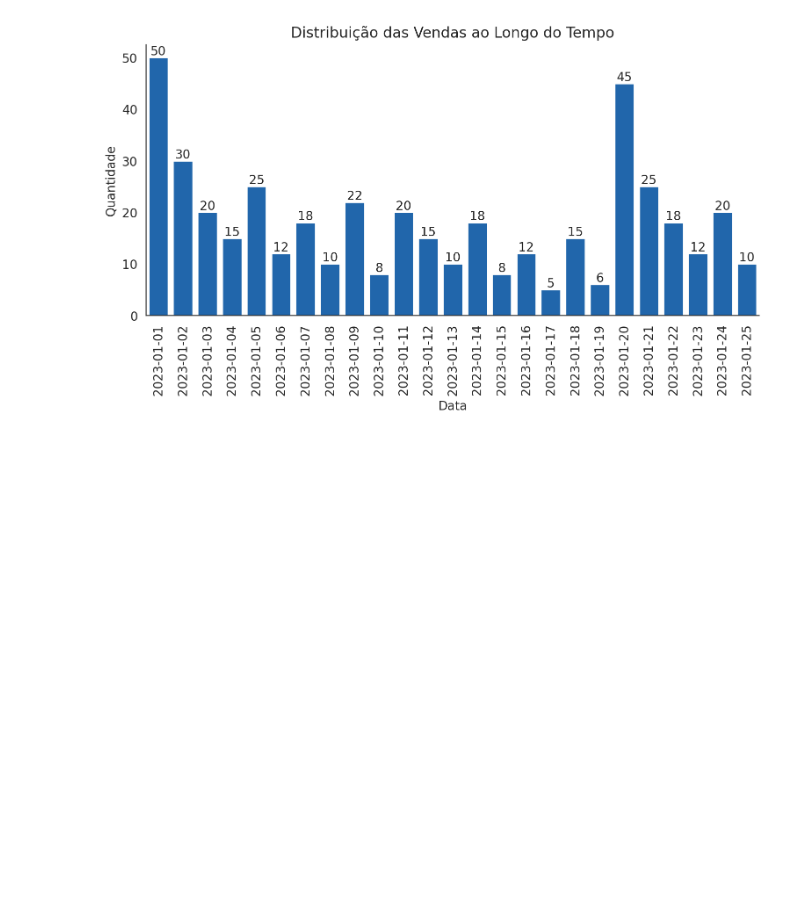
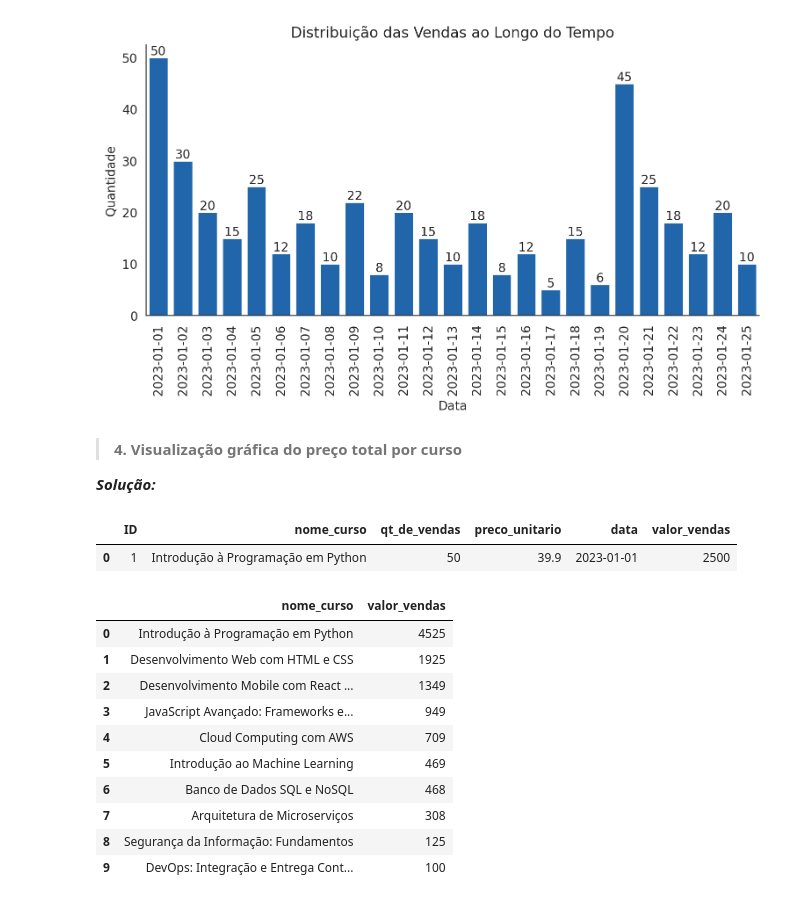
Before and after one commit to Oseiasdfarias/TrilhaDadosJR-JUN15, a Jupyter notebook: notebook/analise_de_dados_vendas_cursos_online.ipynb, the cells around one changed output. Cells and saved outputs as stored; diff of their text form; code cells hidden in the pictures; blank space fills up the shorter version.

```diff
--- a/notebook/analise_de_dados_vendas_cursos_online.ipynb
+++ b/notebook/analise_de_dados_vendas_cursos_online.ipynb
@@ -331,3 +344,32 @@ sns.despine(right=True)
 plt.show()
 # %% [output]
 [figure]
+# %% [markdown]
+> **4. Visualização gráfica do preço total por curso**
+
+
+***Solução:***
+# %%
+df_vendas.head(1)
+# %% [output]
+|  | ID | nome_curso | qt_de_vendas | preco_unitario | data | valor_vendas |
+| 0 | 1 | Introdução à Programação em Python | 50 | 39.9 | 2023-01-01 | 2500 |
+# %%
+df_venda_total_por_curso = (df_vendas.groupby("nome_curso")["valor_vendas"]
+ .sum()
+ .sort_values(ascending=False)
+ .to_frame()
+ .reset_index())
+df_venda_total_por_curso
+# %% [output]
+|  | nome_curso | valor_vendas |
+| 0 | Introdução à Programação em Python | 4525 |
+| 1 | Desenvolvimento Web com HTML e CSS | 1925 |
+| 2 | Desenvolvimento Mobile com React ... | 1349 |
+| 3 | JavaScript Avançado: Frameworks e... | 949 |
+| 4 | Cloud Computing com AWS | 709 |
+| 5 | Introdução ao Machine Learning | 469 |
+| 6 | Banco de Dados SQL e NoSQL | 468 |
+| 7 | Arquitetura de Microserviços | 308 |
+| 8 | Segurança da Informação: Fundamentos | 125 |
+| 9 | DevOps: Integração e Entrega Cont... | 100 |
```
Also changed, not shown: parts of 5 cells of this notebook.
